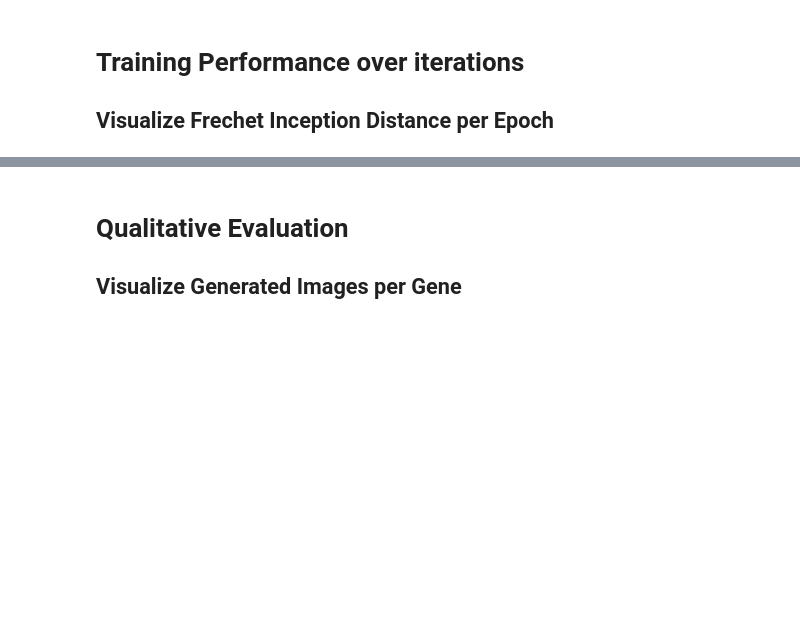
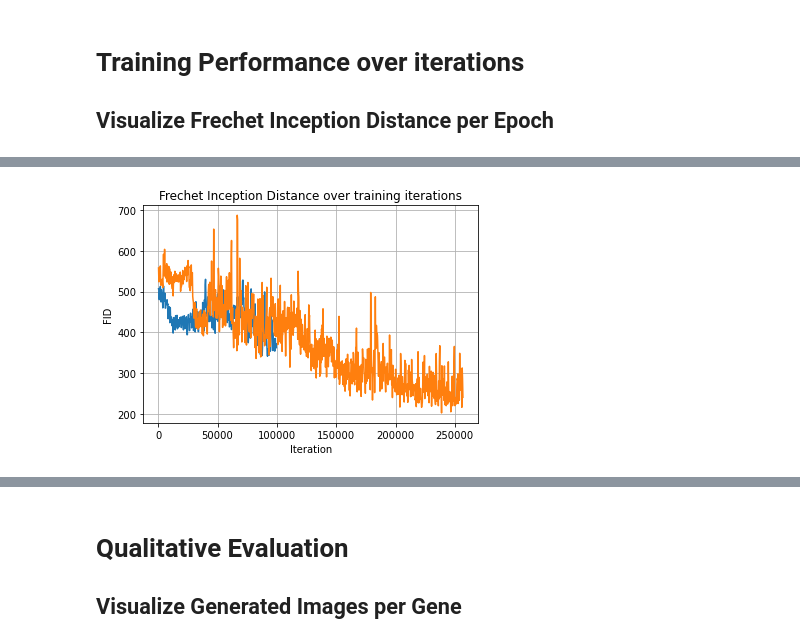
Before and after one commit to pontikos-lab/syntheye, a Jupyter notebook: results_compilation.ipynb, the cells around one changed output, grey strips where cells are left out. Cells and saved outputs as stored; diff of their text form; code cells hidden in the pictures; blank space fills up the shorter version.

```diff
--- a/results_compilation.ipynb
+++ b/results_compilation.ipynb
@@ -13,8 +13,10 @@ from concurrent.futures import ProcessPoolExecutor
 
 ## Visualize Frechet Inception Distance per Epoch
 # %%
-model1 = pd.read_csv("logs/Aug14_08-04-23_overdrive/Aug14_08-04-23_overdrive.csv")
-model2 = pd.read_csv("logs/Aug15_20-22-52_overdrive/Aug15_20-22-52_overdrive.csv")
+model1 = pd.read_csv("results/logs/Aug14_08-04-23_overdrive/Aug14_08-04-23_overdrive.csv")
+model2 = pd.read_csv("results/logs/Aug15_20-22-52_overdrive/Aug15_20-22-52_overdrive.csv")
+model3 = pd.read_csv("results/logs/Aug20_16-16-29_overdrive/Frechet Inception Distance.csv")
+model4 = pd.read_csv("results/logs/Aug24_16-55-03_overdrive/Frechet Inception Distance.csv")
 # %%
 plt.figure()
 sns.lineplot(data=model2, x='Step', y='Value')
@@ -30,0 +35,12 @@ plt.close()
+# %%
+plt.figure()
+sns.lineplot(data=model3, x='Step', y='Value')
+sns.lineplot(data=model4, x='Step', y='Value')
+plt.title("Frechet Inception Distance over training iterations")
+plt.xlabel("Iteration")
+plt.ylabel("FID")
+plt.grid()
+plt.show()
+plt.close()
+# %% [output]
+[figure, added]
```
Also changed, not shown: parts of 11 cells of this notebook, 9 other files.
